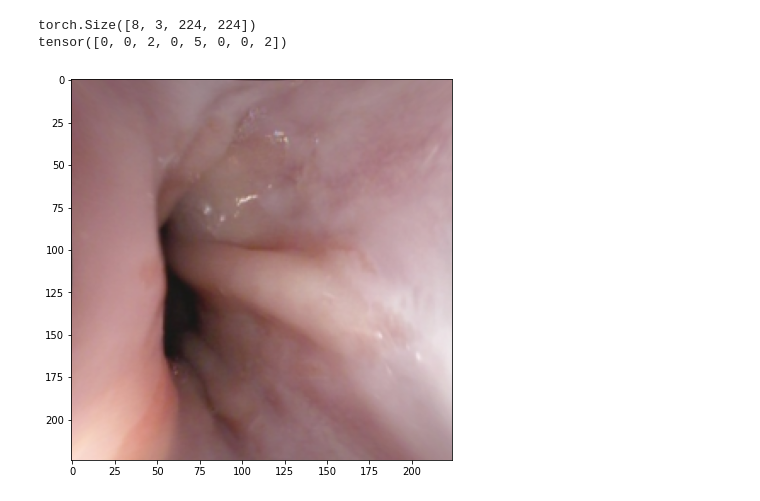
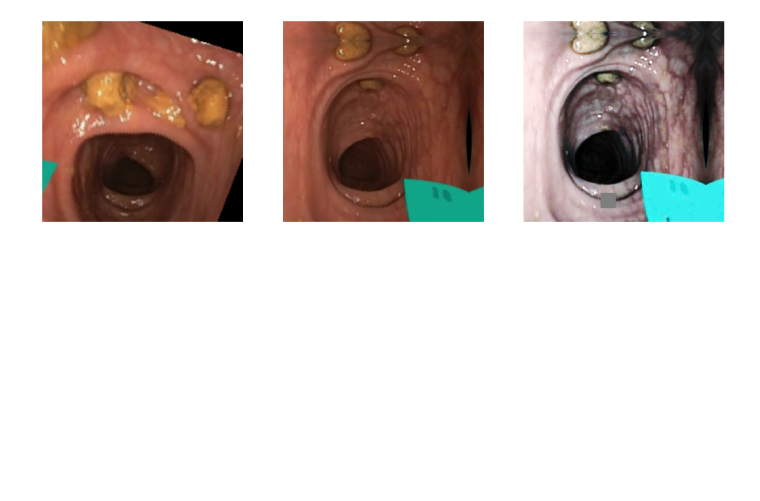
Before and after one commit to taindp98/Endoscopy-Image-Classification, a Jupyter notebook: code/Train_v2.ipynb, the cells around one changed output. Saved outputs shown, nothing was run; the diff lists cells and outputs as text; code cells hidden in the pictures; blank space fills up the shorter version.

```diff
--- a/code/Train_v2.ipynb
+++ b/code/Train_v2.ipynb
@@ -29,2 +28,2 @@ from dataset import GIDataset, get_transform
 # %%
-config = get_config('./configs/local_supervised_groupbycat.yaml')
+config = get_config('./configs/local_semisupervised_groupbycat.yaml')
@@ -33,6 +30,6 @@ config = get_config('./configs/local_supervised_groupbycat.yaml')
 # %%
-df_full = pd.read_csv(config['DATA']['ANNO'])
-df_full.head()
+df_anno = pd.read_csv(config['DATA']['ANNO'])
+df_anno.head()
 # %% [output]
 |  | Organ | Classification | Finding | Image | Categories | is_valid | Groupby_Categories |
 | 0 | lower-gi-tract | therapeutic-interventions | dyed-resection-margins | lower-gi-tract/therapeutic-interv... | 0 | False | 0 |
@@ -132,10 +66,0 @@ tensor([0, 0, 0, 2, 5, 0, 0, 0])
-# %%
-for x, y in valid_dl:
-    print(x.shape)
-    print(y)
-    break
-show_batch(x[0,:,:])
-# %% [output]
-torch.Size([8, 3, 224, 224])
-tensor([0, 0, 2, 0, 5, 0, 0, 2])
-[figure, removed]
@@ -150,3 +67,7 @@ tensor([0, 0, 2, 0, 5, 0, 0, 2])
+# %%
+train_dl, valid_dl = get_data(config, df_anno, is_visual=True)
+# %% [output]
+[figure, added]
 # %%
 model = nn.Sequential(timm.create_model('densenet161',pretrained=True,num_classes = config['MODEL']['NUM_CLASSES']))
 # %%
```
Also changed, not shown: parts of 20 cells of this notebook, 6 other files.
